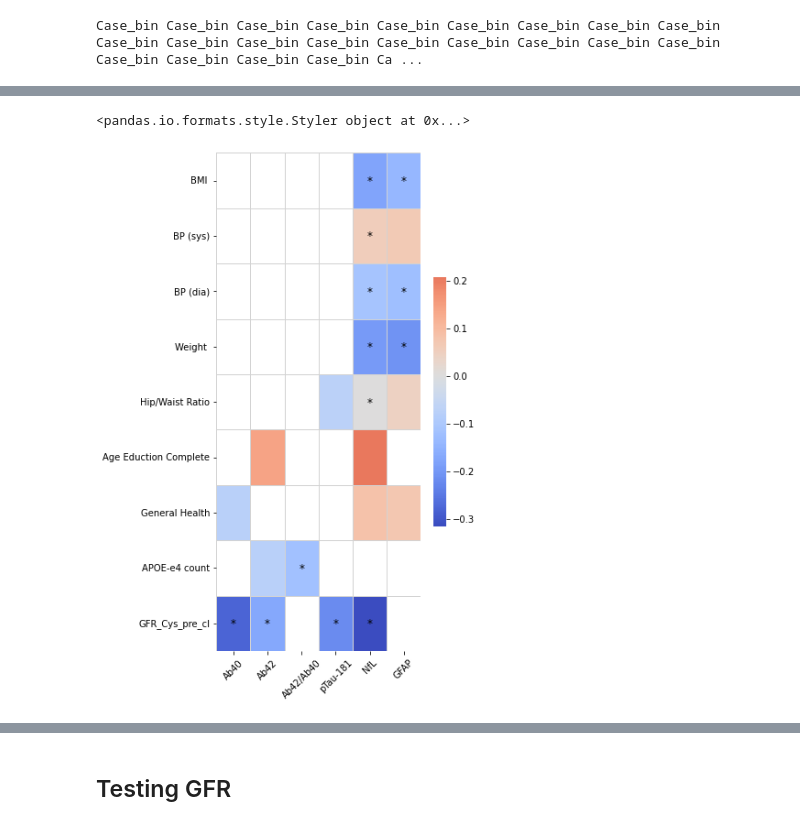
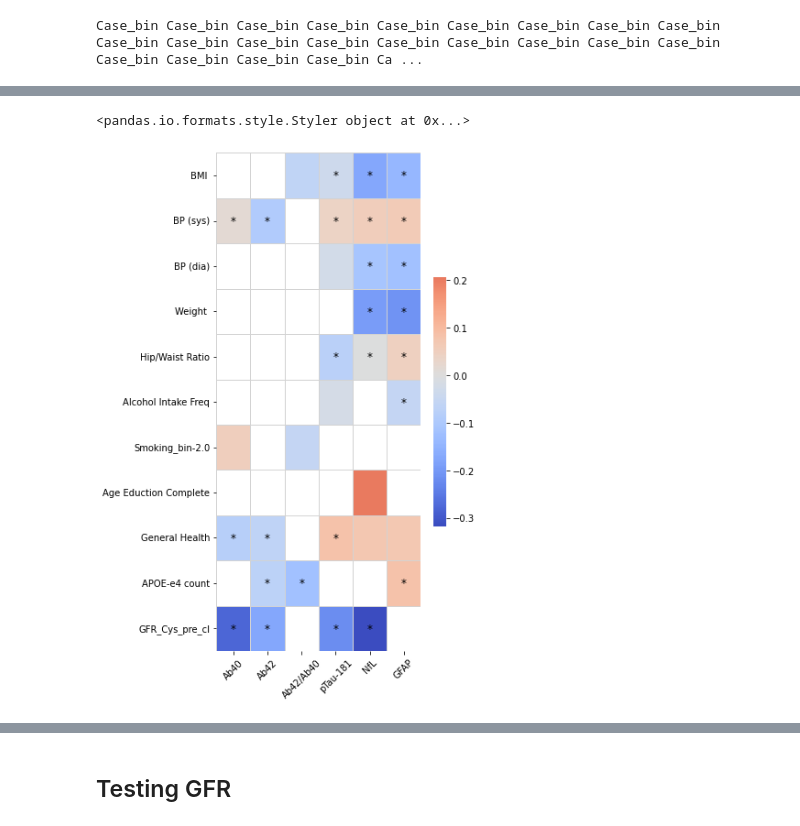
Before and after one commit to eduff/BIACOB, a Jupyter notebook: Basic_proteomics.ipynb, the cells around one changed output, grey strips where cells are left out. Drawn from its saved outputs; the diff is of its cells as text; code cells hidden in the pictures.

```diff
--- a/Basic_proteomics.ipynb
+++ b/Basic_proteomics.ipynb
@@ -647,6 +691,8 @@ for IDP in ['pTau-181','GFAP','NfL']:
     name=IDP+'-pc'
     prot_els_pc.append(name)
     data.loc[:,name]=100*(data.loc[:,IDP+'_post']-data.loc[:,IDP+'_pre'])/data.loc[:,IDP+'_pre']
+
+data=data.copy()
 # %%
 # employment information
 for a in ['2','3']:
@@ -2735,41 +2675,17 @@ data.loc[data.loc[:,'Case_hosp']=='sars_hosp','Case_hosp_bin']=1
 # %%
-#outpts_pre={}
+# variables for which we are assessing baseline associations
+# continous
 vars=['Age-2.0',bbd['gSex'],bbd['BMI']+'-2.0','4080-2.0','4079-2.0','21002-2.0','Hip/Waist-2.0',\
-   '21001-2.0','Alcohol-2.0','Smoking-2.0','845-2.0','Deprivation','738-2.0','709-2.0',\
+   '21001-2.0','Alcohol-2.0','845-2.0','Deprivation','738-2.0','709-2.0',\
      '6350-2.0','20018-2.0', '894-2.0' ,'adni_mean_cl-2.0','cog_vars_alz-2.0','cog_vars_gi-2.0','GeneralHealth-2.0',\
-       'APOE_score','Case_bin','GFR_Cys_pre_cl','Ethnicity(White)'] # ,
+       'APOE_score','Case_bin','GFR_Cys_pre_cl','Ethnicity(White)','A33vA34','A33vA44','31-0.0'] # ,
+
+# boolean/discrete
 vars_genetics = ['A4','ABCA7','APOE', 'BDNF', 'CLU', 'PICALM',  'SORL1', 'TREM2', 'WWTR1', 'OAS1', 'CR1', 'PLD3']#,'26223-0.0','26206-0.0', '26216-0.0','26242-0.0','26260-0.0']
-vars_bool=['BP_meds','Diabetes','Chol_meds','KeyWorker','WorkingThroughCOVID','Gender_pre']
+vars_bool=['BP_meds','Diabetes','Chol_meds','KeyWorker','WorkingThroughCOVID','Smoking_bin-2.0']
 SIMOA_assays = ['Ab40_regPl', 'Ab42_regPl', 'Ab42/Ab40_regPl', 'pTau-181_regPl', 'NfL_regPl', 'GFAP_regPl']
-#OLINK_assays=['P_NEFL','P_GFAP' ,'P_TREM2','P_AXL','P_TYRO3','P_MIF','P_C1QA', 'P_C4BPB','P_IL6','P_IL18']
+assays = ['Ab40_regPl', 'Ab42_regPl', 'Ab42/Ab40_regPl', 'pTau-181_regPl', 'NfL_regPl','GFAP_regPl']#,'P_GFAP']#+ ['P_TREM2','P_AXL','P_TYRO3','P_MIF','P_C1QA', 'P_C4BPB','P_IL6','P_IL18']
 
-
-
-assays = ['Ab40_regPl', 'Ab42_regPl', 'Ab42/Ab40_regPl', 'pTau-181_regPl', 'NfL_regPl', 'P_NEFL' ,'GFAP_regPl','P_GFAP']#+ ['P_TREM2','P_AXL','P_TYRO3','P_MIF','P_C1QA', 'P_C4BPB','P_IL6','P_IL18']
 imaging_vars_2=[a + '-2.0' for a in imaging_vars]
-
-class basic_stats:
-  def __init__(self, stats):
-    self.pvalues = stats.pvalues
-    self.params = stats.params
-    self.rsquared_adj = stats.rsquared_adj
-    self.conf_int = stats.conf_int()
-    self.df_model = stats.df_model
-    self.df_resid = stats.df_resid
-
-
-class ols_simp:
-  def __init__(self, formula='',data='',pre=[],case='Case_bin'):
-    self.formula=formula
-    self.data=data
-    self.pre=pre
-    self.case=case
-
-  def fit(self):
-    out=basic_stats(smf.ols(formula=self.formula, data=self.data,missing="drop").fit())
-
-    if len(self.pre)>0:
-      out.pc=100*(out.params[self.case]/data[self.pre].mean())
-    return out
 # %%
 
@@ -2955,11 +2834,10 @@ dtype: float64
 # %%
 vars_show=['Age-2.0',bbd['gSex'],bbd['BMI']+'-2.0','4080-2.0','4079-2.0','21002-2.0','Hip/Waist-2.0',\
-   'Alcohol-2.0','Smoking-2.0','845-2.0','Deprivation','738-2.0','709-2.0','Ethnicity(White)',\
+   'Alcohol-2.0','Smoking_bin-2.0','845-2.0','Deprivation','738-2.0','709-2.0','Ethnicity(White)',\
      '20018-2.0','adni_mean_cl-2.0','cog_vars_gi-2.0','GeneralHealth-2.0',\
        'APOE_score','GFR_Cys_pre_cl']
 vars_show=vars_show[2:]#+vars_bool
 assays = ['Ab40_regPl', 'Ab42_regPl', 'Ab42/Ab40_regPl', 'pTau-181_regPl', 'NfL_regPl', 'GFAP_regPl']# + ['P_TREM2','P_AXL','P_TYRO3','P_MIF','P_C1QA', 'P_C4BPB','P_IL6','P_IL18']
-#vars=['Age-2.0','22001-0.0','Case','21001-2.0','4080-2.0','Smoking-2.0','APOE_score','cog_vars_gi-2.0','cog_vars_alz-2.0','2178-2.0','adni_mean_cl-2.0']
 (table,pvals,pvals_corr,sigs,betas)=model_table(outpts_pre,[a + '_pre_cl' for a in assays],['simp'],vars_show,beta_dirs=[0,0,0,0,0,0,0,0,0,0,0,0,0,0,0,0,0,0,0,0,0,0,0,0,0,0,0,0,0,0,0,0,0,0,0,0,0],beta_vars=[0,0,0,0,0,0,0,0,0,0,0,0,0,0,0,0,0,1,1,1,1,1,1,1,1,1,1,1,1,1,1,1,1,1,1,1,1,1,1,],returndata=True,diff_models=True,FPR='col')
 table=table.rename(columns=cols_translate)
 print(table.T.style.format())
@@ -2971,34 +2849,34 @@ rows=(pvals<0.05).sum(axis=0)>0
 #els=(pvals<0.05)
 ccs_good_labels=ccs.index[rows]
 ccs_good=ccs.values[rows]
 ccs_good.shape
 mask=((pvals.T)[rows,:]>0.1).astype(bool)
 
 
 # Set the figure size
 plt.figure(figsize=(5,10))
 
 # Create the heatmap
 sns.heatmap(ccs_good, annot=False, fmt=".2f", mask=mask, cmap="coolwarm",  linewidths=0.5, linecolor='lightgrey', cbar=True,  cbar_kws={"shrink": 0.5},center=0)
 for i in range(6):
     for j in range(mask.shape[0]):
         if sigs[:,rows][i,j] == 1:
             plt.text(i + 0.5, j + 0.5, "*", ha='center', va='center', color='black', fontsize=12)
 
 # Set the x-axis and y-axis labels using cols_translate
 plt.yticks(np.arange(mask.shape[0])+.5, ccs.index[rows], rotation=0)
 plt.xticks(np.arange(len(assays))+0.5,[a[:-6] for a in assays],rotation=45)
 
 
 
 # Set the title
 plt.title("")
 
 # Show the plot
 plt.show()
 # %% [output]
 <pandas.io.formats.style.Styler object at 0x...>
-[figure, old version]
+[figure, new version]
 # %%
 betas.shape
 # %% [output]
```
Also changed, not shown: parts of 146 cells of this notebook, 1 other file.
